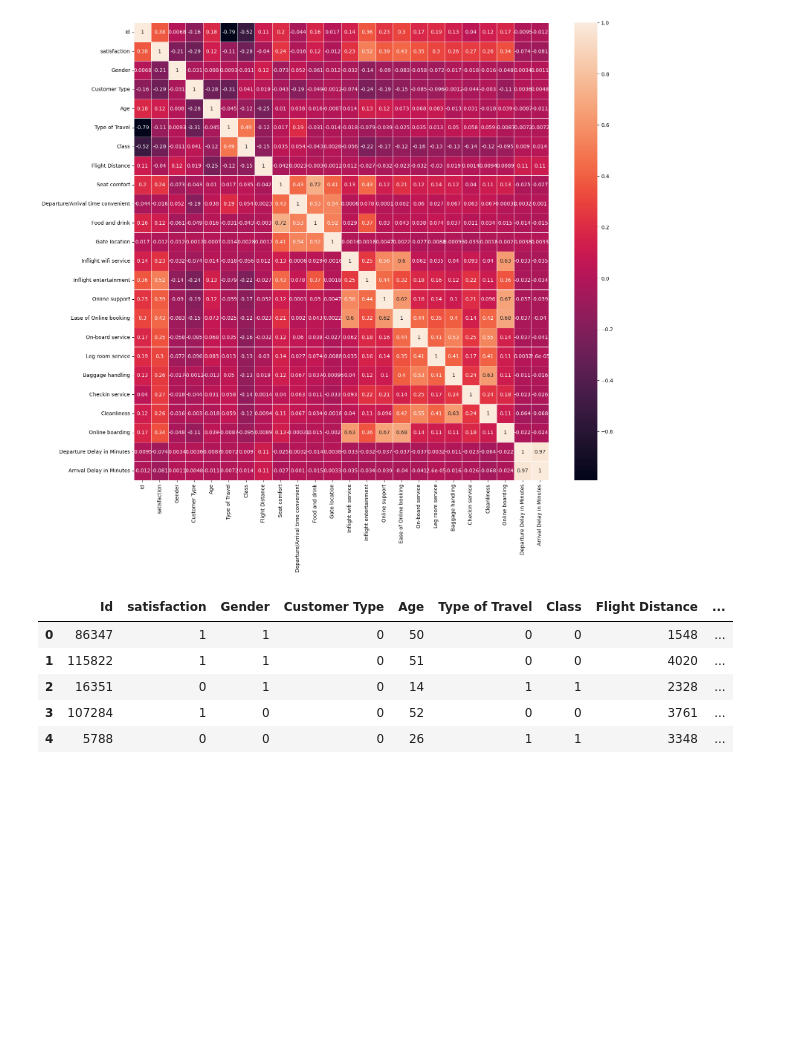
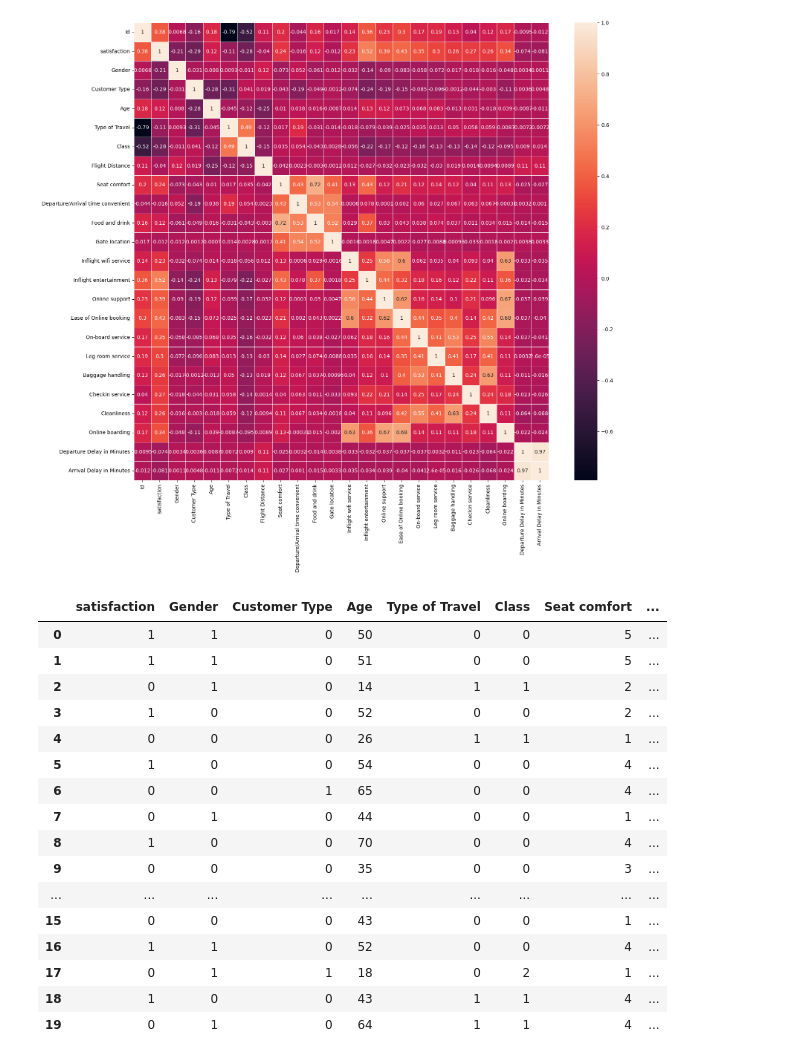
Before and after one commit to ik0zy/Fly-High-With-FDS, a Jupyter notebook: notebook.ipynb, the cells around one changed output. Saved outputs shown, nothing was run; the diff lists cells and outputs as text; code cells hidden in the pictures; blank space fills up the shorter version.

```diff
--- a/notebook.ipynb
+++ b/notebook.ipynb
@@ -125,14 +126,30 @@ sns.heatmap(correlation_matrix, annot=True, linewidths=.5)
 plt.show()
 # %% [output]
 [figure]
-# %%
-df.dropna(axis=0, inplace=True)
-df.head()
-# %% [output]
-|  | Id | satisfaction | Gender | Customer Type | Age | Type of Travel | Class | Flight Distance | ... |
-| 0 | 86347 | 1 | 1 | 0 | 50 | 0 | 0 | 1548 | ... |
-| 1 | 115822 | 1 | 1 | 0 | 51 | 0 | 0 | 4020 | ... |
-| 2 | 16351 | 0 | 1 | 0 | 14 | 1 | 1 | 2328 | ... |
-| 3 | 107284 | 1 | 0 | 0 | 52 | 0 | 0 | 3761 | ... |
-| 4 | 5788 | 0 | 0 | 0 | 26 | 1 | 1 | 3348 | ... |
+# %%
+# Drop columns (Departure delay have high correlation with Arrival Delay in Minutes)
+df = df.drop(columns=['Id', 'Departure Delay in Minutes', 'Flight Distance'])
+
+#Remove NaN rows from the dataframe
+df.dropna(axis=0, inplace=True)
+
+df.head(20)
+# %% [output]
+|  | satisfaction | Gender | Customer Type | Age | Type of Travel | Class | Seat comfort | ... |
+| 0 | 1 | 1 | 0 | 50 | 0 | 0 | 5 | ... |
+| 1 | 1 | 1 | 0 | 51 | 0 | 0 | 5 | ... |
+| 2 | 0 | 1 | 0 | 14 | 1 | 1 | 2 | ... |
+| 3 | 1 | 0 | 0 | 52 | 0 | 0 | 2 | ... |
+| 4 | 0 | 0 | 0 | 26 | 1 | 1 | 1 | ... |
+| 5 | 1 | 0 | 0 | 54 | 0 | 0 | 4 | ... |
+| 6 | 0 | 0 | 1 | 65 | 0 | 0 | 4 | ... |
+| 7 | 0 | 1 | 0 | 44 | 0 | 0 | 1 | ... |
+| 8 | 1 | 0 | 0 | 70 | 0 | 0 | 4 | ... |
+| 9 | 0 | 0 | 0 | 35 | 0 | 0 | 3 | ... |
+| ... | ... | ... | ... | ... | ... | ... | ... | ... |
+| 15 | 0 | 0 | 0 | 43 | 0 | 0 | 1 | ... |
+| 16 | 1 | 1 | 0 | 52 | 0 | 0 | 4 | ... |
+| 17 | 0 | 1 | 1 | 18 | 0 | 2 | 1 | ... |
+| 18 | 1 | 0 | 0 | 43 | 1 | 1 | 4 | ... |
+| 19 | 0 | 1 | 0 | 64 | 1 | 1 | 4 | ... |
 # %%
```
Also changed, not shown: parts of 3 cells of this notebook, 1 other file.
